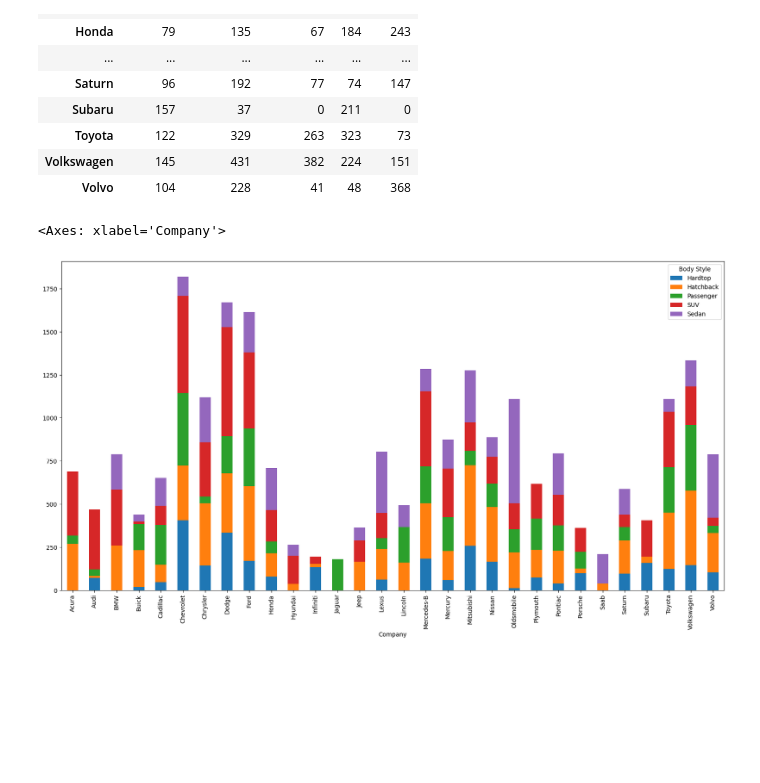
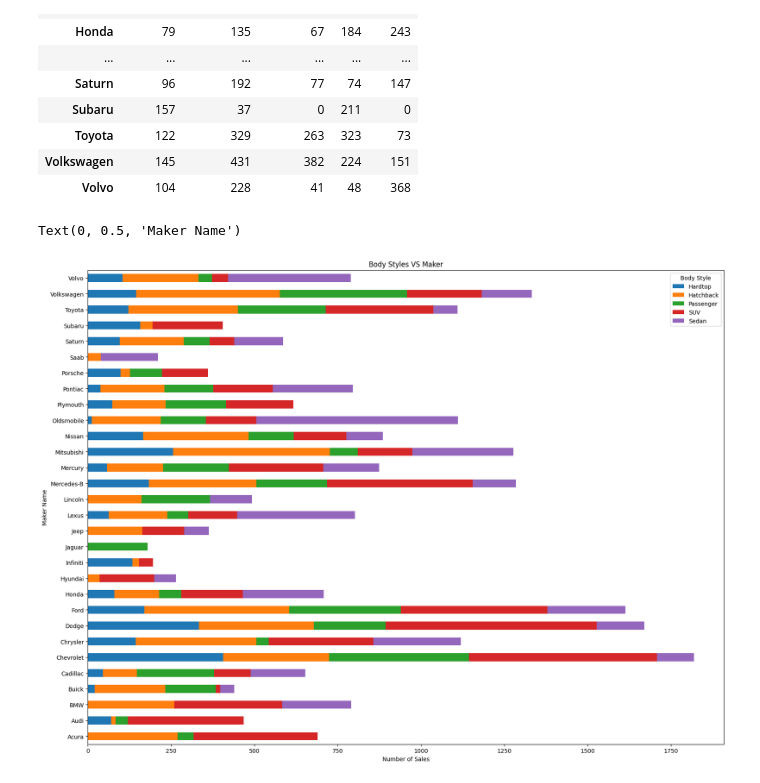
Before and after one commit to leolion023/Travis_Helton_car_sales, a Jupyter notebook: src/Notebooks/car_sales.ipynb, the cells around one changed output. Cells and saved outputs as stored; diff of their text form; code cells hidden in the pictures; blank space fills up the shorter version.

Commit message:
add graphs

```diff
--- a/src/Notebooks/car_sales.ipynb
+++ b/src/Notebooks/car_sales.ipynb
@@ -155,8 +156,8 @@ Sedan       Nissan        110
             Buick          41
 Name: count, Length: 126, dtype: int64
 # %%
-pivot_company_maker = car_sales.pivot_table(index='Company',columns='Body Style', aggfunc='size',fill_value=0)
-pivot_company_maker
+pivot_maker_style = car_sales.pivot_table(index='Company',columns='Body Style', aggfunc='size',fill_value=0)
+pivot_maker_style
 # %% [output]
 | Body Style | Hardtop | Hatchback | Passenger | SUV | Sedan |
 | Company |  |  |  |  |  |
@@ -177,7 +178,10 @@ pivot_company_maker
 | Volkswagen | 145 | 431 | 382 | 224 | 151 |
 | Volvo | 104 | 228 | 41 | 48 | 368 |
 # %%
-pivot_company_maker.plot(kind='bar',stacked=True,figsize=(20,10))
+pivot_maker_style.plot(kind='barh',stacked=True, figsize=(20,15))
+plt.title('Body Styles VS Maker')
+plt.xlabel('Number of Sales')
+plt.ylabel('Maker Name')
 # %% [output]
-<Axes: xlabel='Company'>
+Text(0, 0.5, 'Maker Name')
-[figure, old version]
+[figure, new version]
```
Also changed, not shown: parts of 5 cells of this notebook.
